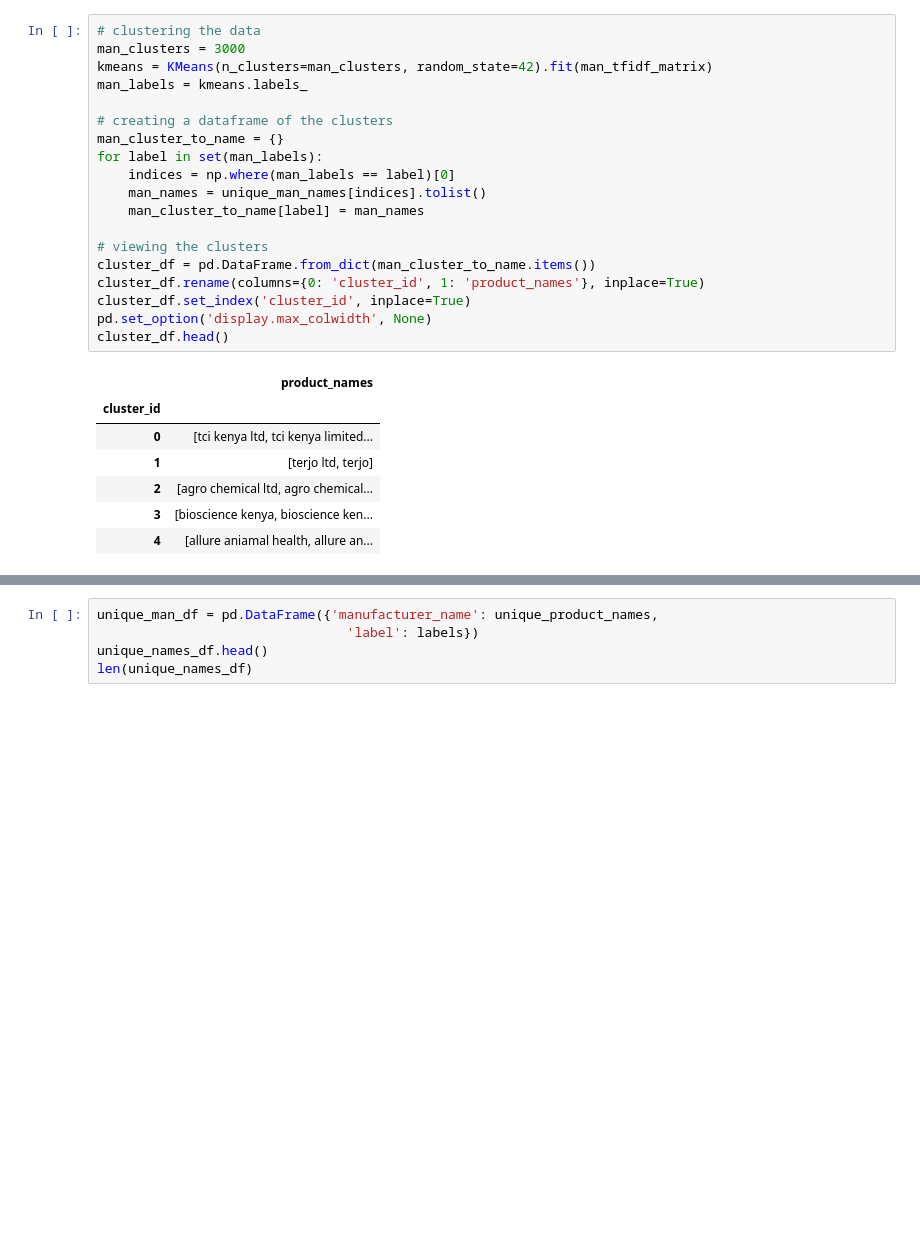
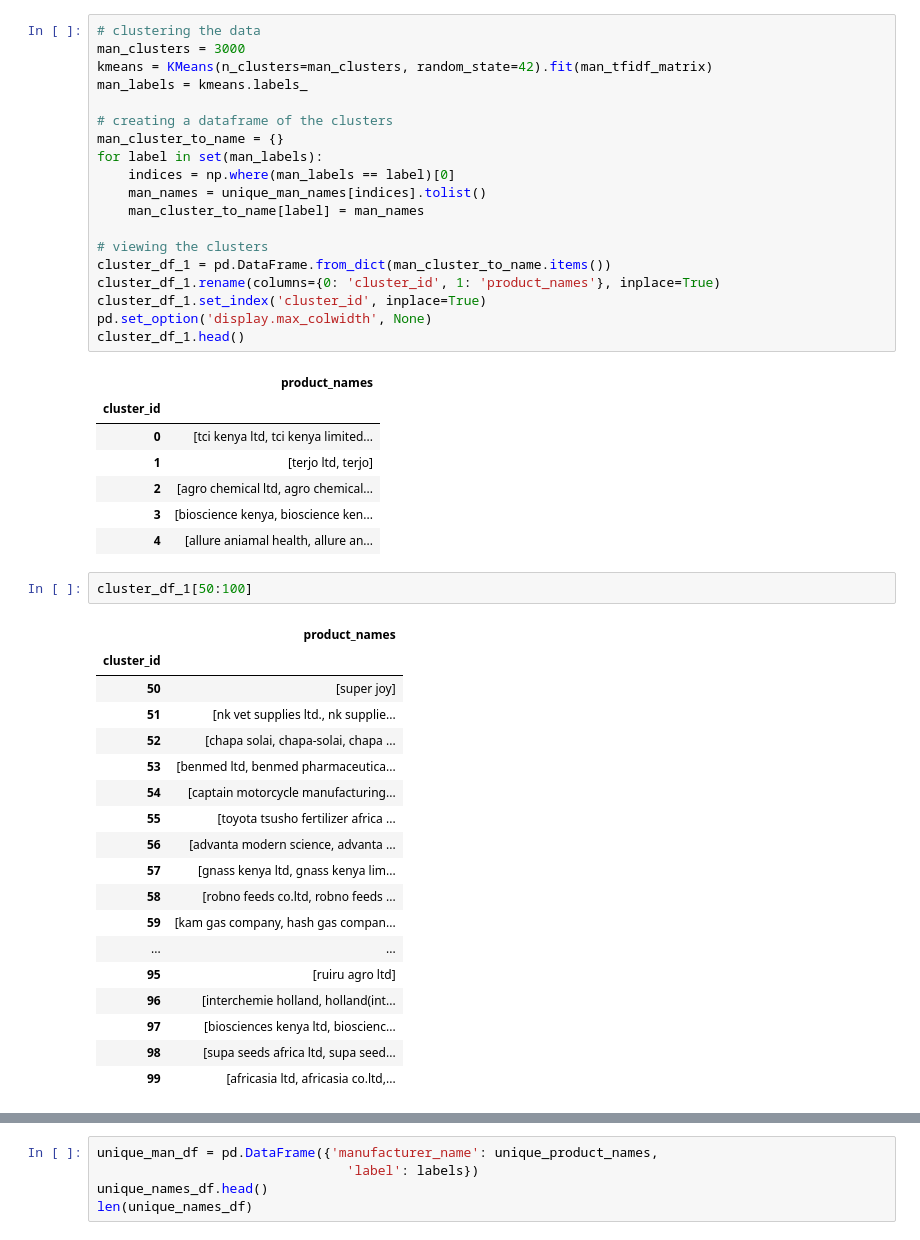
Before and after one commit to natbernard/Clustering-for-Product-Matching, a Jupyter notebook: model/clustering_stockist_transactions.ipynb, the cells around one changed output, grey strips where cells are left out. Saved outputs shown, nothing was run; the diff lists cells and outputs as text; blank space fills up the shorter version.

```diff
--- a/model/clustering_stockist_transactions.ipynb
+++ b/model/clustering_stockist_transactions.ipynb
@@ -674,11 +674,11 @@ for label in set(man_labels):
     man_cluster_to_name[label] = man_names
 
 # viewing the clusters
-cluster_df = pd.DataFrame.from_dict(man_cluster_to_name.items())
-cluster_df.rename(columns={0: 'cluster_id', 1: 'product_names'}, inplace=True)
-cluster_df.set_index('cluster_id', inplace=True)
+cluster_df_1 = pd.DataFrame.from_dict(man_cluster_to_name.items())
+cluster_df_1.rename(columns={0: 'cluster_id', 1: 'product_names'}, inplace=True)
+cluster_df_1.set_index('cluster_id', inplace=True)
 pd.set_option('display.max_colwidth', None)
-cluster_df.head()
+cluster_df_1.head()
 # %% [output]
 |  | product_names |
 | cluster_id |  |
@@ -687,3 +687,24 @@ cluster_df.head()
 | 2 | [agro chemical ltd, agro chemical... |
 | 3 | [bioscience kenya, bioscience ken... |
 | 4 | [allure aniamal health, allure an... |
+# %%
+cluster_df_1[50:100]
+# %% [output]
+|  | product_names |
+| cluster_id |  |
+| 50 | [super joy] |
+| 51 | [nk vet supplies ltd., nk supplie... |
+| 52 | [chapa solai, chapa-solai, chapa ... |
+| 53 | [benmed ltd, benmed pharmaceutica... |
+| 54 | [captain motorcycle manufacturing... |
+| 55 | [toyota tsusho fertilizer africa ... |
+| 56 | [advanta modern science, advanta ... |
+| 57 | [gnass kenya ltd, gnass kenya lim... |
+| 58 | [robno feeds co.ltd, robno feeds ... |
+| 59 | [kam gas company, hash gas compan... |
+| ... | ... |
+| 95 | [ruiru agro ltd] |
+| 96 | [interchemie holland, holland(int... |
+| 97 | [biosciences kenya ltd, bioscienc... |
+| 98 | [supa seeds africa ltd, supa seed... |
+| 99 | [africasia ltd, africasia co.ltd,... |
```
Also changed, not shown: parts of 5 cells of this notebook.
